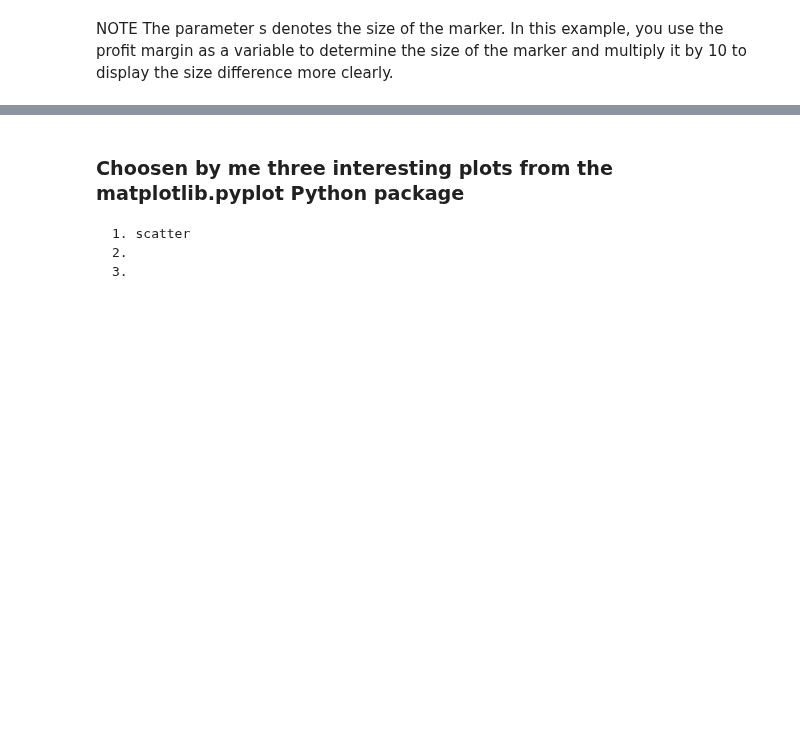
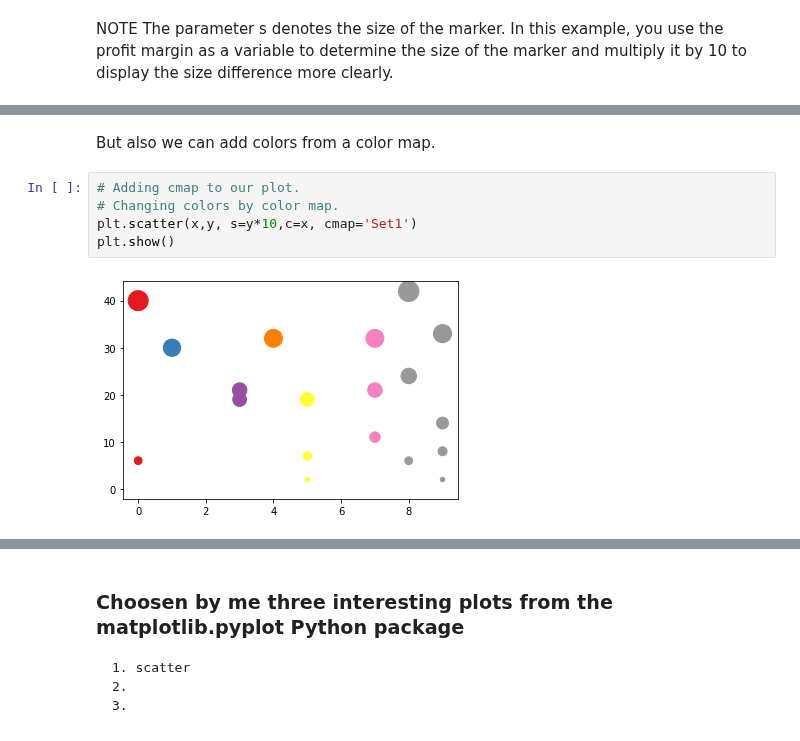
Before and after one commit to DracoNibilis/CAO_Points_Analysis, a Jupyter notebook: pyplot.ipynb, the cells around one changed output, grey strips where cells are left out. Cells and saved outputs as stored; diff of their text form; blank space fills up the shorter version.

```diff
--- a/pyplot.ipynb
+++ b/pyplot.ipynb
@@ -349,0 +374,9 @@ plt.show()
+# %% [markdown]
+But also we can add colors from a color map.
+# %%
+# Adding cmap to our plot.
+# Changing colors by color map.
+plt.scatter(x,y, s=y*10,c=x, cmap='Set1')
+plt.show()
+# %% [output]
+[figure, added]
```
Also changed, not shown: parts of 17 cells of this notebook.
